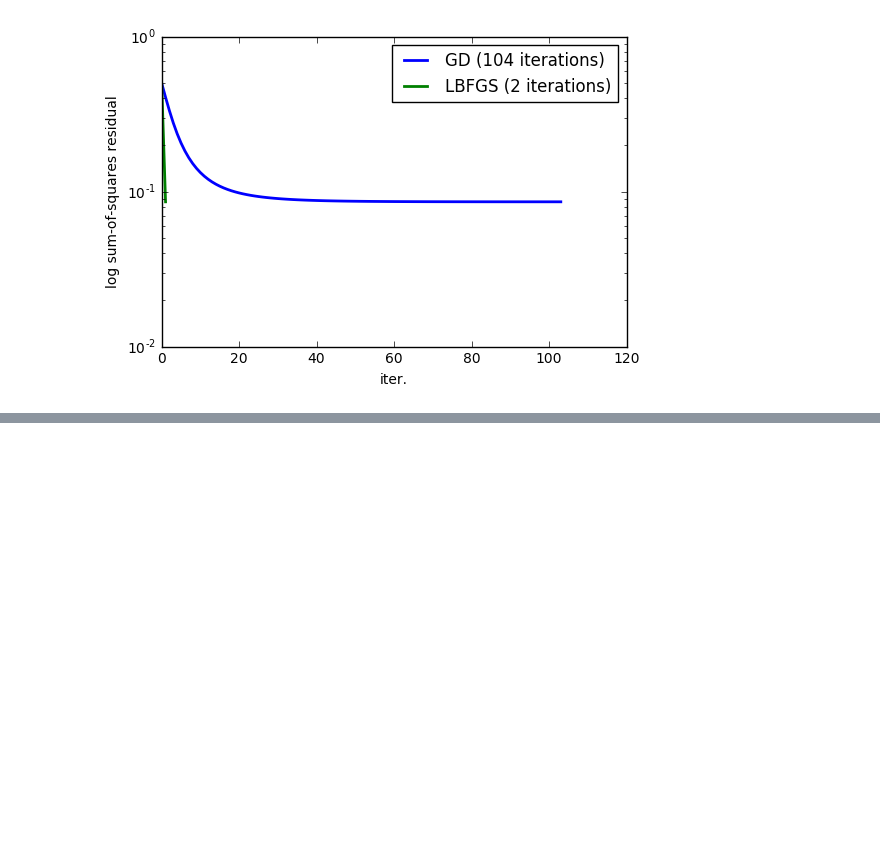
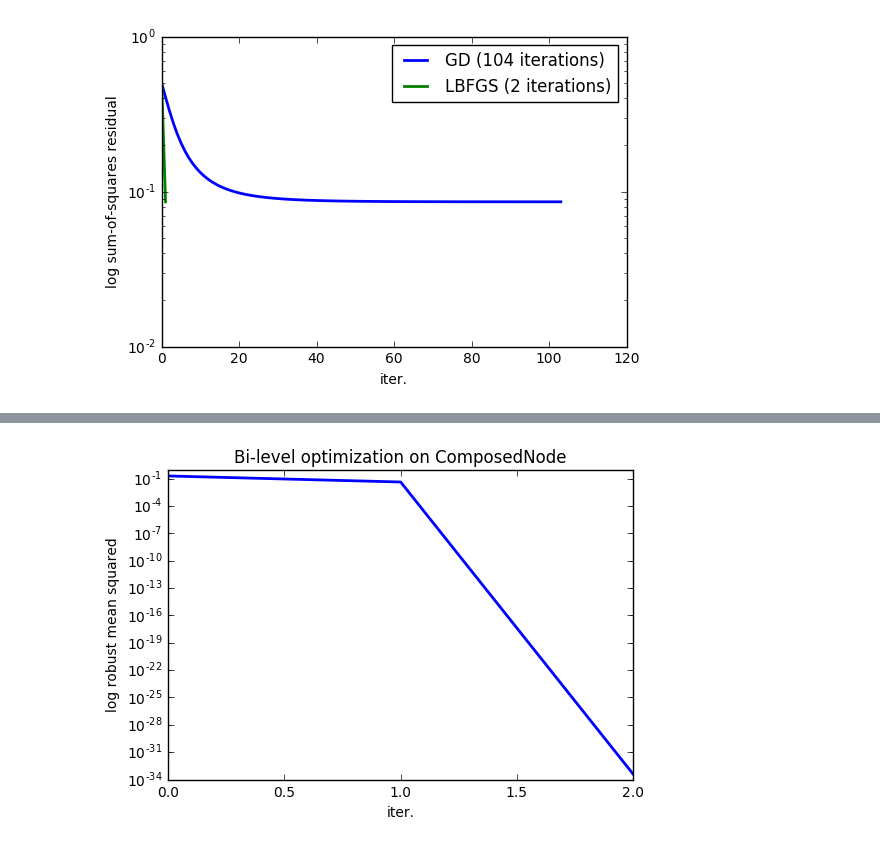
Before and after one commit to anucvml/ddn, a Jupyter notebook: tutorials/02_bilevel_worked_example.ipynb, the cells around one changed output, grey strips where cells are left out. Drawn from its saved outputs; the diff is of its cells as text; code cells hidden in the pictures; blank space fills up the shorter version.

Commit message:
defined interface for data processing node; added node composition and example

```diff
--- a/tutorials/02_bilevel_worked_example.ipynb
+++ b/tutorials/02_bilevel_worked_example.ipynb
@@ -202,0 +209,20 @@ Robust mean of x is [6.9388939e-17]
+# %%
+from ddn.basic.composition import ComposedNode
+from ddn.basic.sample_nodes import SquaredErrorNode
+
+node = ComposedNode(RobustAverage(n, penalty='huber', alpha=1.0), SquaredErrorNode(1))
+
+y_init, _ = node.solve(x_init)
+history = [y_init]
+result = opt.minimize(lambda xk: node.solve(xk)[0], x_init, args=(), method='L-BFGS-B', jac=lambda xk: node.gradient(xk),
+                      options={'maxiter': 1000, 'disp': False},
+                      callback=lambda xk: history.append(node.solve(xk)[0]))
+
+# plot results
+plt.figure()
+plt.semilogy(history, lw=2)
+plt.xlabel("iter."); plt.ylabel("log robust mean squared")
+plt.title("Bi-level optimization on {}".format(type(node).__name__))
+plt.show()
+# %% [output]
+[figure, added]
```
Also changed, not shown: parts of 4 cells of this notebook, 5 other files.
